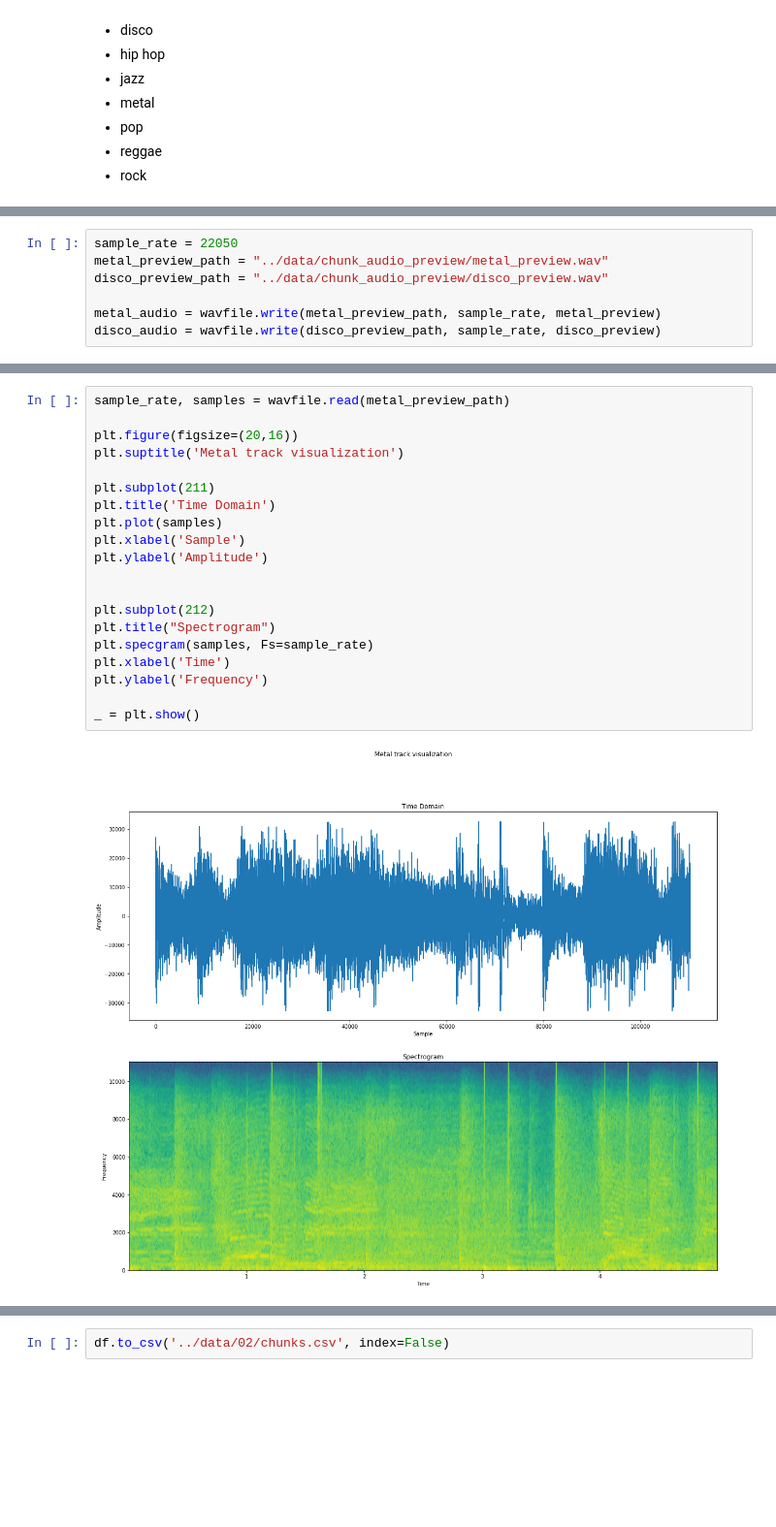
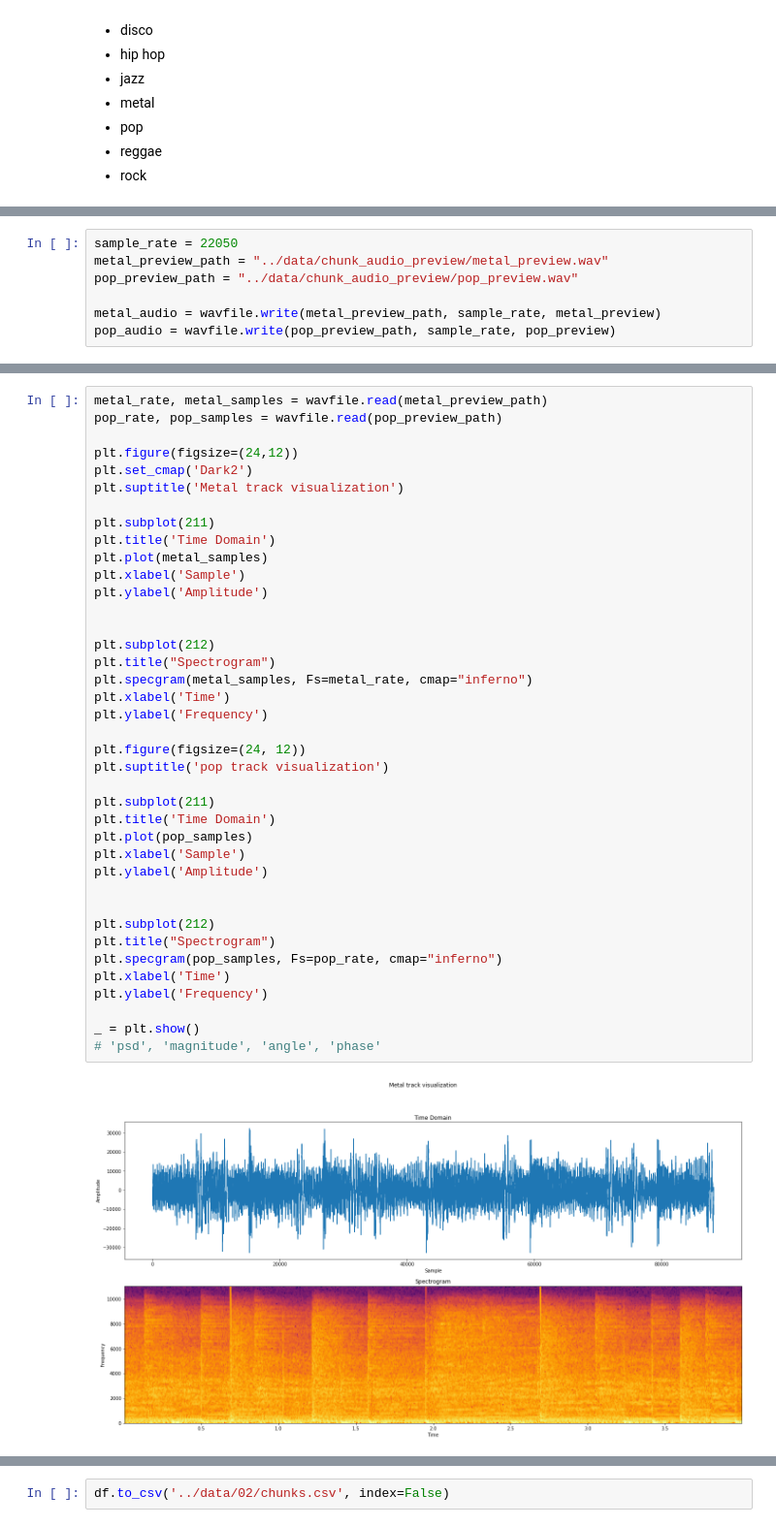
Before and after one commit to SprinTech/sound-recognizer, a Jupyter notebook: ml/notebooks/data_analysis.ipynb, the cells around one changed output, grey strips where cells are left out. Shown at 97% size. Cells and saved outputs as stored; diff of their text form; blank space fills up the shorter version.

Commit message:
audio chunks creation; visulaization; split data

```diff
--- a/ml/notebooks/data_analysis.ipynb
+++ b/ml/notebooks/data_analysis.ipynb
@@ -132,10 +138,10 @@ _ = plt.show()
 # %%
 sample_rate = 22050
 metal_preview_path = "../data/chunk_audio_preview/metal_preview.wav"
-disco_preview_path = "../data/chunk_audio_preview/disco_preview.wav"
+pop_preview_path = "../data/chunk_audio_preview/pop_preview.wav"
 
 metal_audio = wavfile.write(metal_preview_path, sample_rate, metal_preview)
-disco_audio = wavfile.write(disco_preview_path, sample_rate, disco_preview)
+pop_audio = wavfile.write(pop_preview_path, sample_rate, pop_preview)
 # %%
 from playsound import playsound
 
@@ -144,22 +152,41 @@ playsound(disco_preview_path)
 # %%
-sample_rate, samples = wavfile.read(metal_preview_path)
+metal_rate, metal_samples = wavfile.read(metal_preview_path)
+pop_rate, pop_samples = wavfile.read(pop_preview_path)
 
-plt.figure(figsize=(20,16))
+plt.figure(figsize=(24,12))
+plt.set_cmap('Dark2')
 plt.suptitle('Metal track visualization')
 
 plt.subplot(211)
 plt.title('Time Domain')
-plt.plot(samples)
+plt.plot(metal_samples)
 plt.xlabel('Sample')
 plt.ylabel('Amplitude')
 
 
 plt.subplot(212)
 plt.title("Spectrogram")
-plt.specgram(samples, Fs=sample_rate)
+plt.specgram(metal_samples, Fs=metal_rate, cmap="inferno")
+plt.xlabel('Time')
+plt.ylabel('Frequency')
+
+plt.figure(figsize=(24, 12))
+plt.suptitle('pop track visualization')
+
+plt.subplot(211)
+plt.title('Time Domain')
+plt.plot(pop_samples)
+plt.xlabel('Sample')
+plt.ylabel('Amplitude')
+
+
+plt.subplot(212)
+plt.title("Spectrogram")
+plt.specgram(pop_samples, Fs=pop_rate, cmap="inferno")
 plt.xlabel('Time')
 plt.ylabel('Frequency')
 
 _ = plt.show()
+# 'psd', 'magnitude', 'angle', 'phase'
 # %% [output]
-[figure, old version]
+[figure, new version]
```
Also changed, not shown: parts of 13 cells of this notebook.
